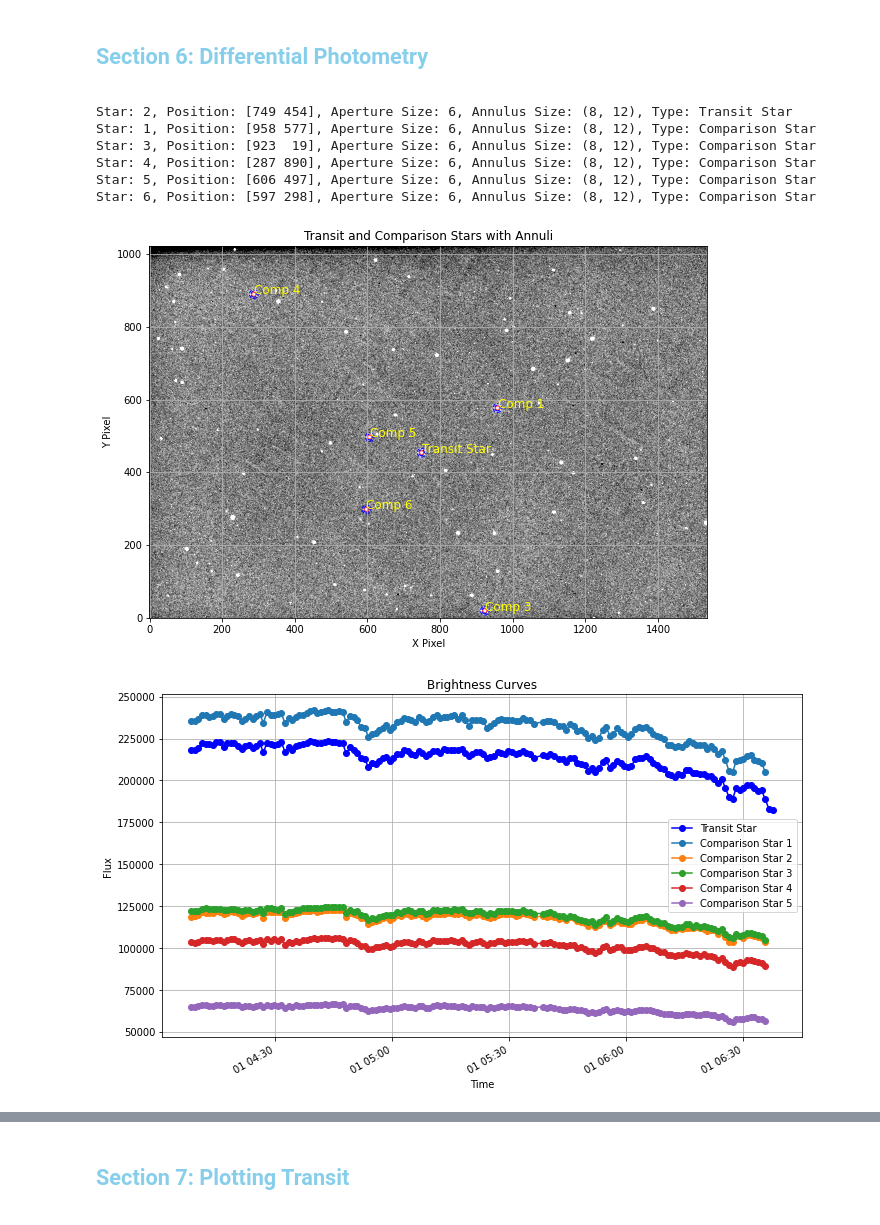
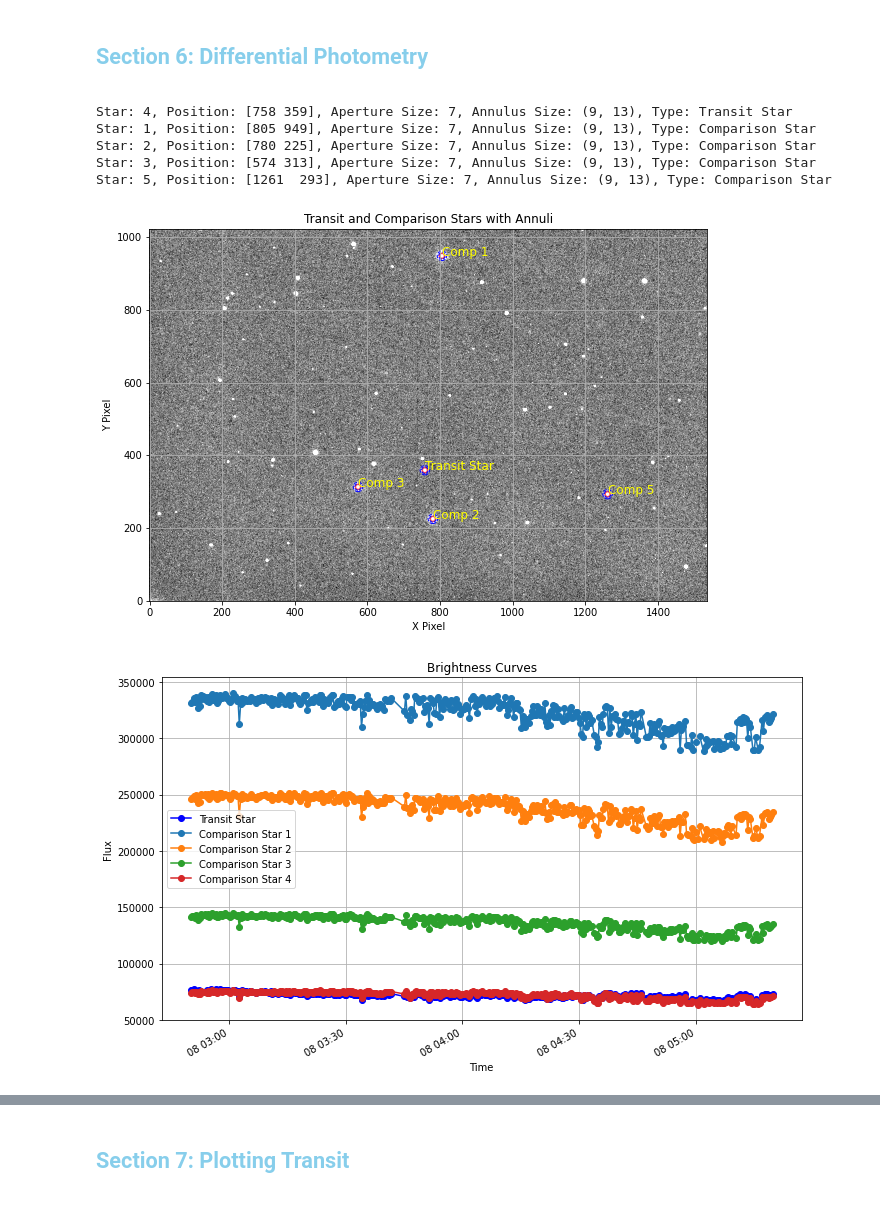
Before and after one commit to aidenweatherbee/ExoplanetTransitProcessing, a Jupyter notebook: TransitProcessing2.ipynb, the cells around one changed output, grey strips where cells are left out. Cells and saved outputs as stored; diff of their text form; code cells hidden in the pictures.

Commit message:
new transit

```diff
--- a/TransitProcessing2.ipynb
+++ b/TransitProcessing2.ipynb
@@ -591,46 +604,45 @@ def differential_photometry(folder_path, keyword, selected_stars):
         logging.error("Target fluxes are empty. Ensure the target star is correctly identified and processed.")
         return
 
-    target_fluxes = sigma_clip(target_fluxes, sigma=3, maxiters=2)
+    target_fluxes = sigma_clip(target_fluxes, sigma=2, maxiters=2)
     for j in range(len(comparison_fluxes)):
         comparison_fluxes[j] = sigma_clip(comparison_fluxes[j], sigma=3, maxiters=2)
 
     plot_brightness_curves(times, target_fluxes, comparison_fluxes)
 
     times_num = np.array([datetime.timestamp(t) for t in times])
 
     weighted_comparison_flux = weighted_average_comparison_fluxes([flux.data for flux in comparison_fluxes])
     normalized_flux = np.array(target_fluxes.data) / weighted_comparison_flux
 
     median_filtered_flux = savgol_filter(normalized_flux, window_length=51, polyorder=2)
     clipped_flux = sigma_clip(median_filtered_flux, sigma=3, maxiters=2)
 
     cleaned_flux = apply_gaussian_process(times_num, clipped_flux)
 
     plt.figure(figsize=(10, 6))
     plt.plot(times, normalized_flux, marker='o', linestyle='-', color='b', label='Normalized Flux')
     plt.plot(times, cleaned_flux, linestyle='-', color='r', label='GP Cleaned Flux')
     plt.xlabel('Time')
     plt.ylabel('Normalized Flux')
     plt.title('Differential Light Curve')
     plt.legend()
     plt.grid(True)
     plt.gcf().autofmt_xdate()
     plt.tight_layout()
     plt.show()
 
 # Example usage
-folder = "D:\\TransitResearch\\2024-05-31\\calibrated_images4"
-keyword = "HAT"
+folder = "D:\\TransitResearch\\2024-07-07+08\\calibrated_images"
+keyword = "TOI"
 
 # selected_stars should be defined outside this block and passed as an argument
 differential_photometry(folder, keyword, selected_stars)
 # %% [output]
-Star: 2, Position: [749 454], Aperture Size: 6, Annulus Size: (8, 12), Type: Transit Star
-Star: 1, Position: [958 577], Aperture Size: 6, Annulus Size: (8, 12), Type: Comparison Star
-Star: 3, Position: [923  19], Aperture Size: 6, Annulus Size: (8, 12), Type: Comparison Star
-Star: 4, Position: [287 890], Aperture Size: 6, Annulus Size: (8, 12), Type: Comparison Star
-Star: 5, Position: [606 497], Aperture Size: 6, Annulus Size: (8, 12), Type: Comparison Star
-Star: 6, Position: [597 298], Aperture Size: 6, Annulus Size: (8, 12), Type: Comparison Star
+Star: 4, Position: [758 359], Aperture Size: 7, Annulus Size: (9, 13), Type: Transit Star
+Star: 1, Position: [805 949], Aperture Size: 7, Annulus Size: (9, 13), Type: Comparison Star
+Star: 2, Position: [780 225], Aperture Size: 7, Annulus Size: (9, 13), Type: Comparison Star
+Star: 3, Position: [574 313], Aperture Size: 7, Annulus Size: (9, 13), Type: Comparison Star
+Star: 5, Position: [1261  293], Aperture Size: 7, Annulus Size: (9, 13), Type: Comparison Star
-[figure, old version]
+[figure, new version]
-[figure, old version]
+[figure, new version]
```
Also changed, not shown: parts of 3 cells of this notebook, 1 other file.
